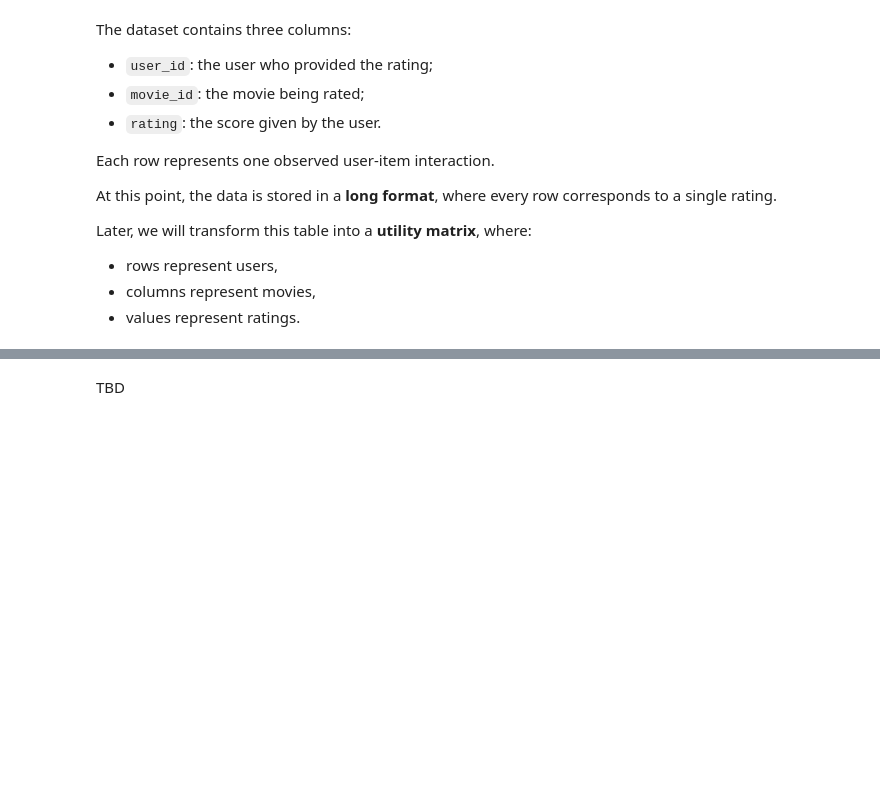
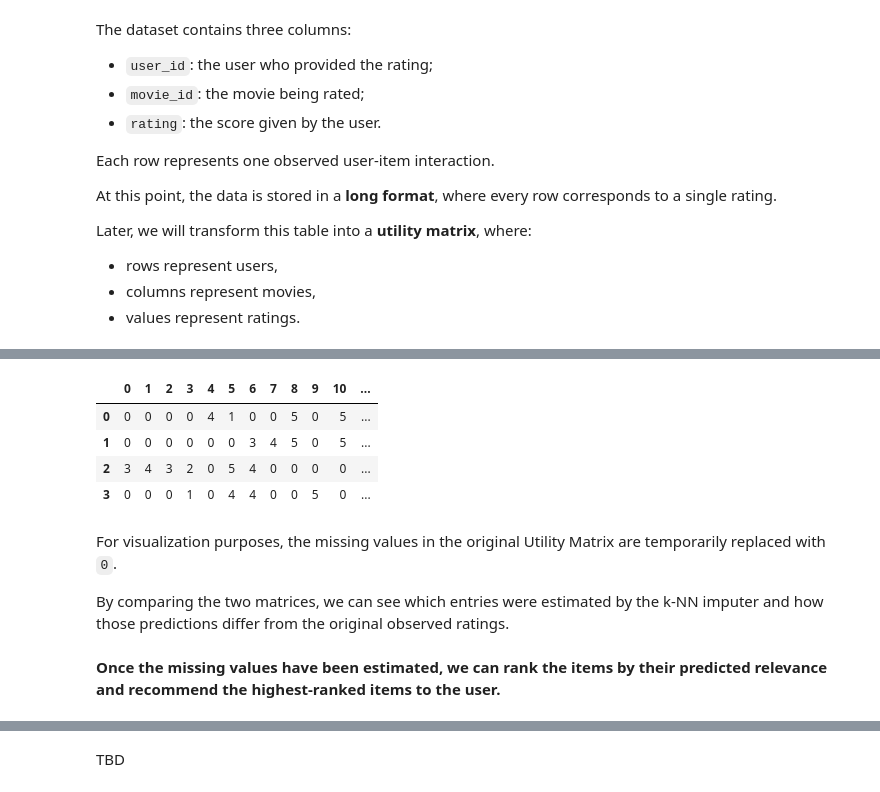
Before and after one commit to Maxstef/data-loves-ml-for-people-course, a Jupyter notebook: notebooks/7_recommendations/0_1_recommendations_intro.ipynb, the cells around one changed output, grey strips where cells are left out. Drawn from its saved outputs; the diff is of its cells as text; code cells hidden in the pictures; blank space fills up the shorter version.

```diff
--- a/notebooks/7_recommendations/0_1_recommendations_intro.ipynb
+++ b/notebooks/7_recommendations/0_1_recommendations_intro.ipynb
@@ -430,0 +491,11 @@ Later, we will transform this table into a **utility matrix**, where:
+# %%
+def get_user_item_matrix(ratings):
+    return ratings.pivot(
+        index="user_id",
+        columns="movie_id",
+        values="rating"
+    )
+
+# User-item matrix
+user_item_matrix = get_user_item_matrix(toy_ratings)
+user_item_matrix
@@ -430,0 +787,17 @@ Later, we will transform this table into a **utility matrix**, where:
+# %%
+pd.DataFrame(
+    user_item_matrix.fillna(0).astype(int).to_numpy()
+)
+# %% [output]
+|  | 0 | 1 | 2 | 3 | 4 | 5 | 6 | 7 | 8 | 9 | 10 | ... |
+| 0 | 0 | 0 | 0 | 0 | 4 | 1 | 0 | 0 | 5 | 0 | 5 | ... |
+| 1 | 0 | 0 | 0 | 0 | 0 | 0 | 3 | 4 | 5 | 0 | 5 | ... |
+| 2 | 3 | 4 | 3 | 2 | 0 | 5 | 4 | 0 | 0 | 0 | 0 | ... |
+| 3 | 0 | 0 | 0 | 1 | 0 | 4 | 4 | 0 | 0 | 5 | 0 | ... |
+# %% [markdown]
+
+For visualization purposes, the missing values in the original Utility Matrix are temporarily replaced with `0`.
+
+By comparing the two matrices, we can see which entries were estimated by the k-NN imputer and how those predictions differ from the original observed ratings.
+# %% [markdown]
+**Once the missing values have been estimated, we can rank the items by their predicted relevance and recommend the highest-ranked items to the user.**
```
Also changed, not shown: parts of 109 cells of this notebook, 2 other files.
